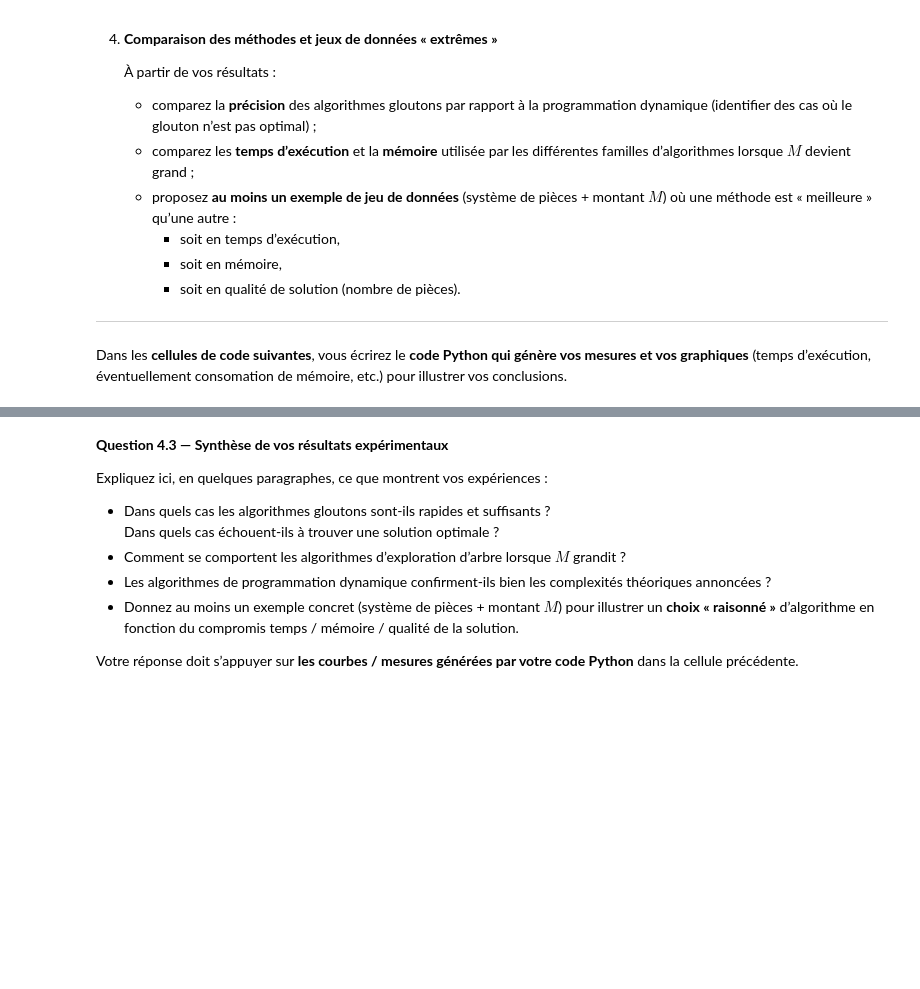
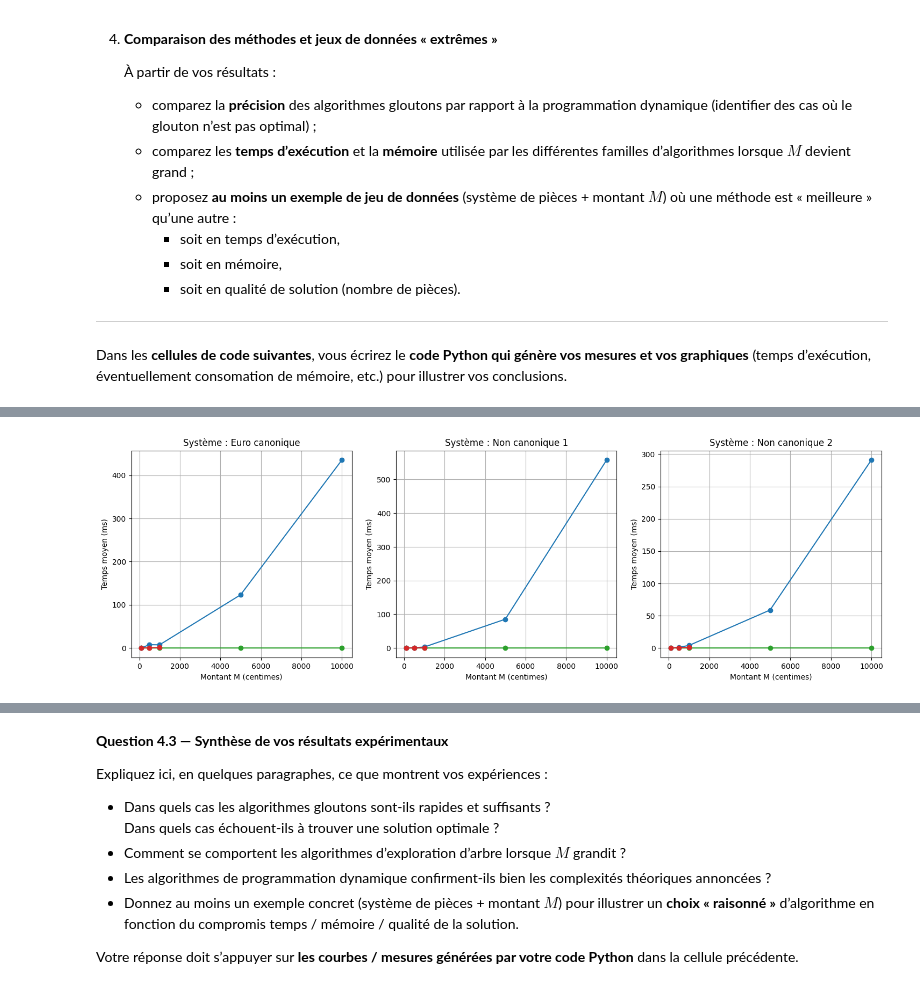
Before and after one commit to CDRom52/TD-Info, a Jupyter notebook: TC1/TD7/rendu.ipynb, the cells around one changed output, grey strips where cells are left out. Saved outputs shown, nothing was run; the diff lists cells and outputs as text; code cells hidden in the pictures; blank space fills up the shorter version.

```diff
--- a/TC1/TD7/rendu.ipynb
+++ b/TC1/TD7/rendu.ipynb
@@ -671,5 +754,16 @@ resultats = {
 }
 
 
-# YOUR CODE HERE
-raise NotImplementedError()
+NB_REP = 5
+
+for nom_sys, S in systemes.items():
+    print(f"Système : {nom_sys}")
+    for M in montants:
+        for nom_algo, fn in algorithmes.items():
+            # L'exploration exhaustive est trop lente pour les grands M
+            if nom_algo == "Exploration exhaustive" and M > 2000:
+                resultats[nom_algo][nom_sys].append(None)
+                continue
+            t = mesurer_temps(fn, S, M, nb_repetitions=NB_REP)
+            resultats[nom_algo][nom_sys].append(t)
+        print(f"M={M} : ok")
@@ -676,10 +789,28 @@ raise NotImplementedError()
 # %%
 # TRACÉ DES COURBES
 
-# Utilisez mathplotlib pour tracer les courbes de vos résulats
+import matplotlib.pyplot as plt
 
-# YOUR CODE HERE
-raise NotImplementedError()
+fig, axes = plt.subplots(1, len(systemes), figsize=(6 * len(systemes), 5))
+
+colors = {"Glouton": "tab:green", "Programmation dynamique": "tab:blue", "Exploration exhaustive": "tab:red"}
+
+for ax, (nom_sys, _) in zip(axes, systemes.items()):
+    for nom_algo in algorithmes:
+        temps_algo = resultats[nom_algo][nom_sys]
+        # Filtrer les None (exploration trop lente)
+        M_valides = [M for M, t in zip(montants, temps_algo) if t is not None]
+        t_valides = [t * 1000 for t in temps_algo if t is not None] # en ms
+        ax.plot(M_valides, t_valides, label=nom_algo, color=colors[nom_algo], marker="o")
+    ax.set_title(f"Système : {nom_sys}")
+    ax.set_xlabel("Montant M (centimes)")
+    ax.set_ylabel("Temps moyen (ms)")
+    ax.grid(True)
+
+
+plt.show()
+# %% [output]
+[figure, added]
 # %%
 
 # ESQUISSE DE MESURE DE LA MÉMOIRE (OPTIONNEL)
```
Also changed, not shown: parts of 14 cells of this notebook.
